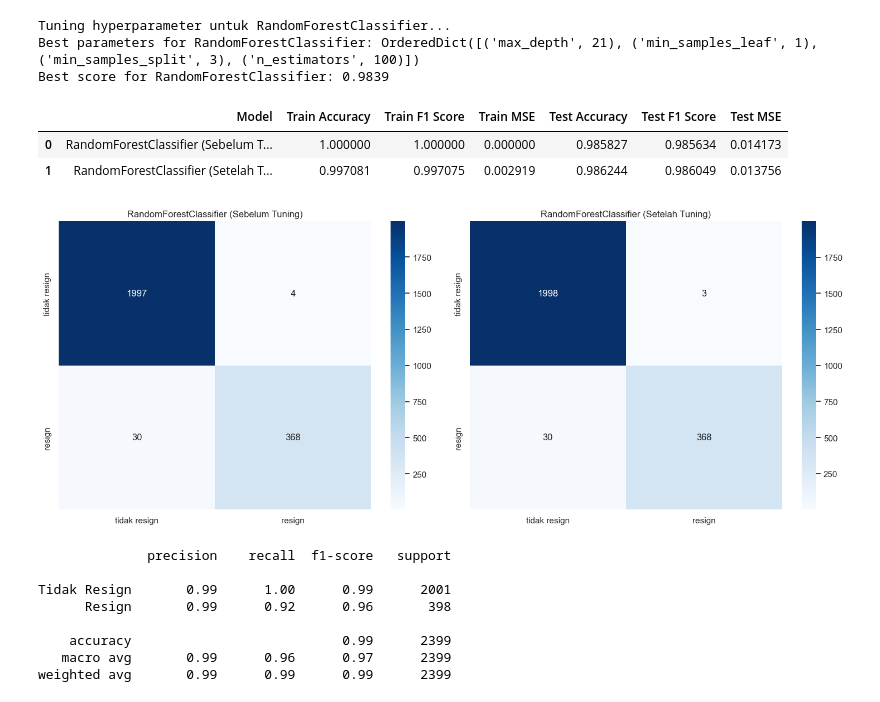
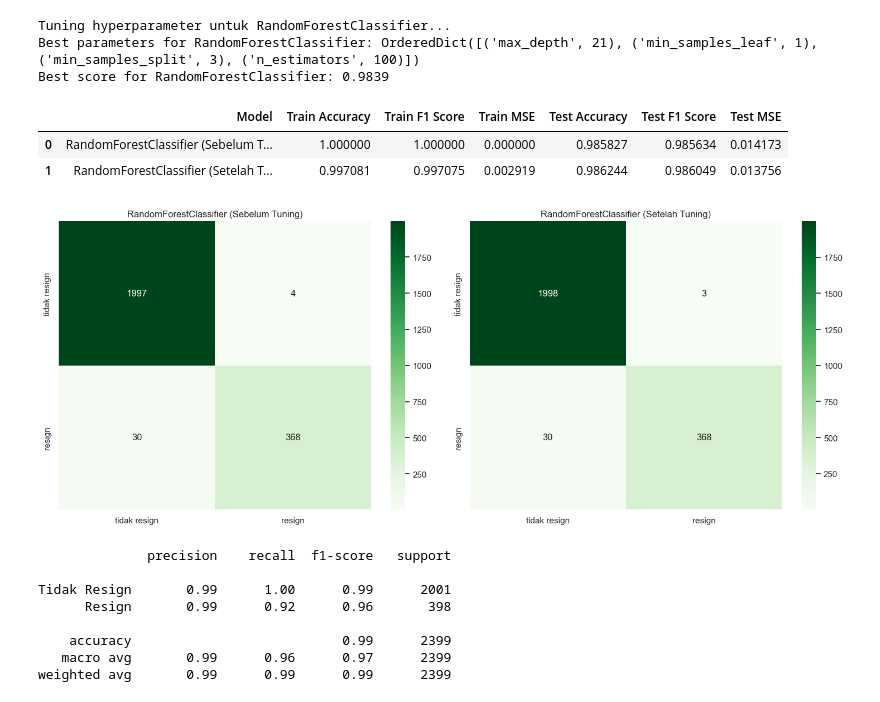
Before and after one commit to drewjd27/predictiveAnalysis_HrAnalyticsJobPrediction, a Jupyter notebook: notebook.ipynb, the cells around one changed output. Saved outputs shown, nothing was run; the diff lists cells and outputs as text; code cells hidden in the pictures.

```diff
--- a/notebook.ipynb
+++ b/notebook.ipynb
@@ -1458,38 +1456,38 @@ rf_before_tuning = {
 
 # Tambahkan ke tabel evaluasi setelah tuning
 tuned_evaluations = pd.concat([
     pd.DataFrame([rf_before_tuning]),  # Data sebelum tuning
     tuned_evaluations                  # Data setelah tuning
 ], ignore_index=True)
 
 # Tampilkan tabel evaluasi yang diperbarui
 display(tuned_evaluations)
 
 y_pred_before = rf_before.predict(X_test)
 cm_before = confusion_matrix(y_test, y_pred_before)
 
 # Menentukan ukuran grid subplot untuk confusion matrix sebelum dan sesudah tuning
 fig, axes = plt.subplots(figsize=(15, 6), nrows=1, ncols=2)
 
-# Confusion matrix sebelum tuning
-sns.heatmap(cm_before, annot=True, fmt='d', ax=axes[0], cmap="Blues",
+# Confusion matrix sebelum tuning (warna hijau)
+sns.heatmap(cm_before, annot=True, fmt='d', ax=axes[0], cmap="Greens",
             xticklabels=["tidak resign", "resign"],
             yticklabels=["tidak resign", "resign"])
 axes[0].set_title("RandomForestClassifier (Sebelum Tuning)", fontsize=12)
 
-# Confusion matrix sesudah tuning
-sns.heatmap(tuned_cms[0], annot=True, fmt='d', ax=axes[1], cmap="Blues",
+# Confusion matrix sesudah tuning (warna hijau)
+sns.heatmap(tuned_cms[0], annot=True, fmt='d', ax=axes[1], cmap="Greens",
             xticklabels=["tidak resign", "resign"],
             yticklabels=["tidak resign", "resign"])
 axes[1].set_title("RandomForestClassifier (Setelah Tuning)", fontsize=12)
 
 plt.tight_layout()
 plt.show()
 # %% [output]
 |  | Model | Train Accuracy | Train F1 Score | Train MSE | Test Accuracy | Test F1 Score | Test MSE |
 | 0 | RandomForestClassifier (Sebelum T... | 1.000000 | 1.000000 | 0.000000 | 0.985827 | 0.985634 | 0.014173 |
 | 1 | RandomForestClassifier (Setelah T... | 0.997081 | 0.997075 | 0.002919 | 0.986244 | 0.986049 | 0.013756 |
-[figure, old version]
+[figure, new version]
 # %%
 # Prediksi pada data test
 y_pred_tuned = tuned_models['RandomForestClassifier'].predict(X_test)
```
Also changed, not shown: parts of 9 cells of this notebook, 23 other files.
